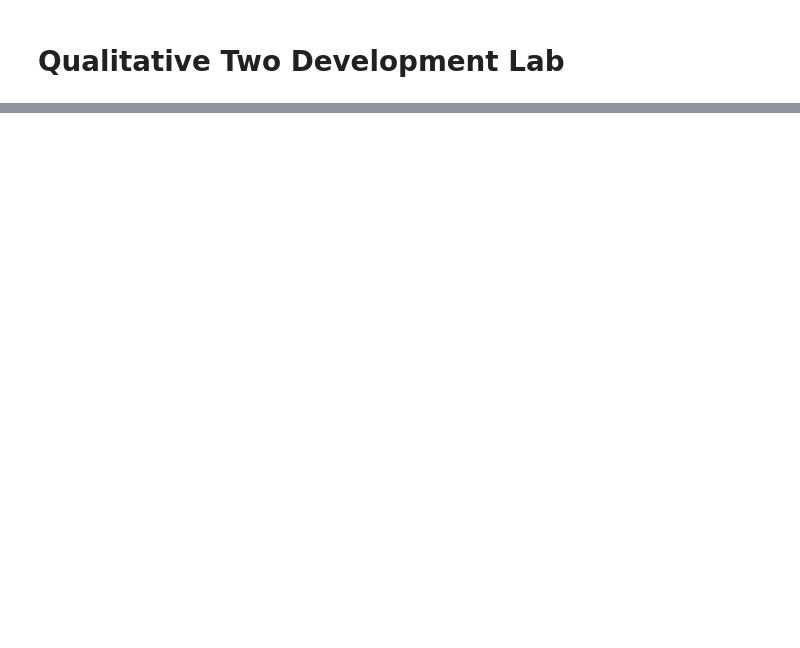
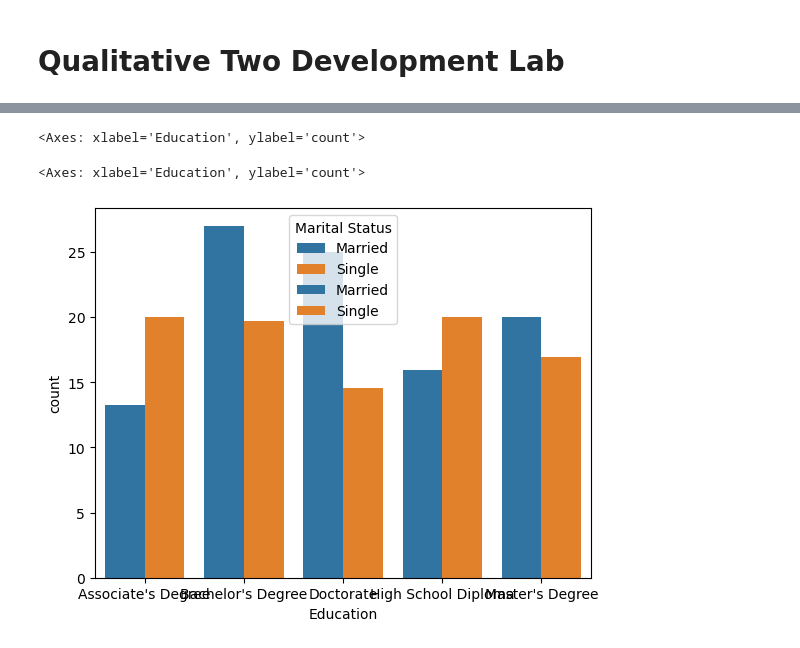
Before and after one commit to john-james-ai/d8analysis, a Jupyter notebook: notebooks/labs/qualitative_two.ipynb, the cells around one changed output, grey strips where cells are left out. Drawn from its saved outputs; the diff is of its cells as text; code cells hidden in the pictures; blank space fills up the shorter version.

Commit message:
stats independence tests

```diff
--- a/notebooks/labs/qualitative_two.ipynb
+++ b/notebooks/labs/qualitative_two.ipynb
@@ -11,12 +9,8 @@ from explorer.bivariate import QualitativeTwo
 # %%
 filepath = "data/Credit Score Classification Dataset.csv"
 df = pd.read_csv(filepath)
-a = "Education"
-b = "Credit Rating"
-c = "Income"
-q = QualitativeTwo(data=df)
-df[a] = df[a].astype('category')
 df.info()
+df[['Marital Status','Education']].value_counts()
 # %% [output]
 <class 'pandas.core.frame.DataFrame'>
 RangeIndex: 164 entries, 0 to 163
@@ -107,0 +100,31 @@ TypeError: myfunc() got an unexpected keyword argument 'c'
+# %%
+def combine_contingency_tables(df, obs, exp):
+    d = {}
+    for col, data in zip(obs.elements[0], obs.count):
+        d[col] = data
+    dfo = pd.DataFrame(d)
+    dfo.index = obs.elements[1]
+    dfo.reset_index(inplace=True, names=[df.columns[1]])
+    dfo['dataset'] = 'observed'
+
+    d = {}
+    for col, data in zip(obs.elements[0], exp.expected_freq):
+        d[col] = data
+    dfe = pd.DataFrame(d)
+    dfe.index = obs.elements[1]
+    dfe.reset_index(inplace=True, names=[df.columns[1]])
+    dfe['dataset'] = 'expected'
+
+    dfc = pd.concat([dfo,dfe], axis=0, ignore_index=True)
+    print(dfc)
+    dfc = pd.melt(dfc, id_vars=['dataset', df.columns[1]], value_vars=list(obs.elements[0]), var_name=df.columns[0], value_name='count')
+    return dfc
+# %%
+data = df[['Marital Status','Education']]
+s1 = data.iloc[:,0]
+s2 = data.iloc[:,1]
+obs = stats.contingency.crosstab(s1,s2)
+obs
+exp = stats.chi2_contingency(obs.count)
+exp
+dfc = combine_contingency_tables(data,obs,exp)
@@ -107,0 +148,10 @@ TypeError: myfunc() got an unexpected keyword argument 'c'
+# %%
+import seaborn as sns
+dfo = dfc[dfc['dataset'] == 'observed']
+dfe = dfc[dfc['dataset'] == 'expected']
+sns.barplot(data=dfo,x=dfc.columns[1], y='count', hue=dfc.columns[2])
+sns.barplot(data=dfe,x=dfe.columns[1], y='count', hue=dfe.columns[2])
+# %% [output]
+<Axes: xlabel='Education', ylabel='count'>
+<Axes: xlabel='Education', ylabel='count'>
+[figure, added]
```
Also changed, not shown: parts of 17 cells of this notebook, 15 other files.
